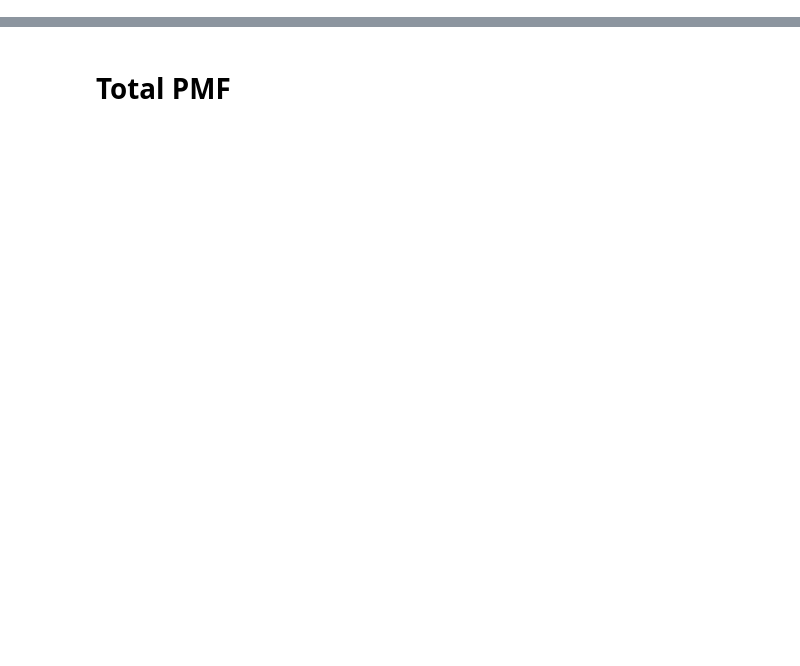
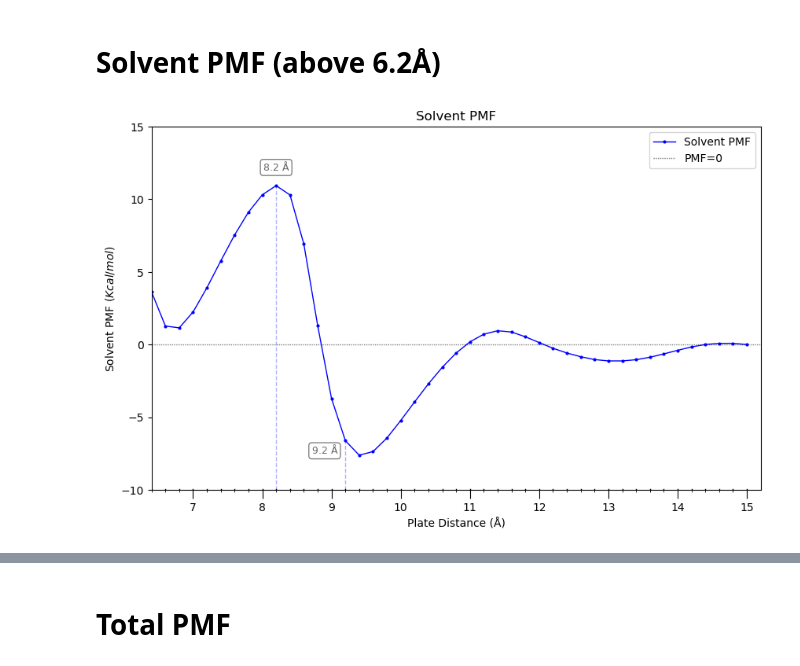
Before and after one commit to arghavanvg/hydrophobic-plates-analysis, a Jupyter notebook: df-energy-plotting.ipynb, the cells around one changed output, grey strips where cells are left out. Cells and saved outputs as stored; diff of their text form; code cells hidden in the pictures; blank space fills up the shorter version.

```diff
--- a/df-energy-plotting.ipynb
+++ b/df-energy-plotting.ipynb
@@ -0,0 +28,9 @@
+# %%
+# Truncate data below 6 Å
+solvent_pmf_df_above_6A = solvent_pmf_df.iloc[19:].copy()
+solvent_pmf_df_above_6A.reset_index(drop=True, inplace=True)
+solvent_pmf_df_above_6A
+
+solvent_pmf_df_above_6A_300K = solvent_pmf_df_above_6A[['Distance(Å)', '300K']].copy()
+solvent_pmf_df_above_6A_300K.rename(columns={'300K': 'Solvent_PMF_300K'}, inplace=True)
+solvent_pmf_df_above_6A_300K.to_csv(f'{output_path}solvent_pmf_300K_above_6A.csv',sep='\t', index=False)
@@ -0,0 +122,50 @@
+# %% [markdown]
+# Solvent PMF (above 6.2Å)
+# %%
+plt.figure(figsize=(10, 6))
+# plt.plot(solvent_pmf_df_above_6A_300K['Distance(Å)'], solvent_pmf_df_above_6A_300K['Solvent_PMF_300K'], 'bo-', markersize=2, linewidth=1, label='Solvent PMF', zorder=2)
+
+plt.plot(
+    solvent_pmf_df_above_6A_300K['Distance(Å)'].iloc[:],
+    solvent_pmf_df_above_6A_300K['Solvent_PMF_300K'].iloc[:],
+    'bo-', markersize=2, linewidth=1, label='Solvent PMF')
+
+plt.hlines(y=0.00, xmin=6.0, xmax=15.2, color='grey', linestyle=(0, (1, 1)), linewidth=1, label='PMF=0', zorder=1)
+
+y_82 = solvent_pmf_df_above_6A_300K.loc[solvent_pmf_df_above_6A_300K['Distance(Å)'] == 8.2,'Solvent_PMF_300K'].values[0]
+
+plt.vlines(x=8.2, ymin=-10, ymax=y_82, color='blue', linestyle='--', linewidth=1,alpha=0.3)
+plt.text(x=8.2, y=12, s="8.2 Å", ha='center', fontsize=9, color='dimgrey',
+         bbox=dict(facecolor='white', edgecolor='gray', boxstyle='round,pad=0.3'))
+
+
+y_92 = solvent_pmf_df_above_6A_300K.loc[ solvent_pmf_df_above_6A_300K['Distance(Å)'] == 9.2, 'Solvent_PMF_300K'].values[0]
+plt.vlines(x=9.2, ymin=-10, ymax=y_92, color='blue', linestyle='--', linewidth=1,alpha=0.3)
+plt.text(x=8.9, y=-7.5, s="9.2 Å", ha='center', fontsize=9, color='dimgrey',
+         bbox=dict(facecolor='white', edgecolor='gray', boxstyle='round,pad=0.3'))
+
+
+plt.title('Solvent PMF')
+plt.xlabel('Plate Distance (Å)')
+plt.ylabel(r'Solvent PMF $(Kcal/mol)$')
+plt.ylim(-10.0, 15.0)
+plt.xlim(6.4,15.2)
+
+plt.gca().xaxis.set_major_locator(ticker.MultipleLocator(1))
+
+medium_ticks = np.arange(6.4,15.2, 0.2)
+plt.gca().set_xticks(medium_ticks, minor=True)
+
+plt.tick_params(axis='x', which='major', length=8)
+plt.tick_params(axis='x', which='minor', length=2)
+for t in medium_ticks:
+    plt.gca().axvline(t, ymin=0, ymax=0.003, color='k', lw=1)
+
+
+plt.legend()
+plots_path = f'{output_path}/plots/'
+os.makedirs(plots_path, exist_ok=True)
+
+plt.savefig(f'{plots_path}/solventPMF_300K_above_6.2Å.png', dpi=800)
+# %% [output]
+[figure, added]
```
Also changed, not shown: parts of 37 cells of this notebook, 2 other files.
